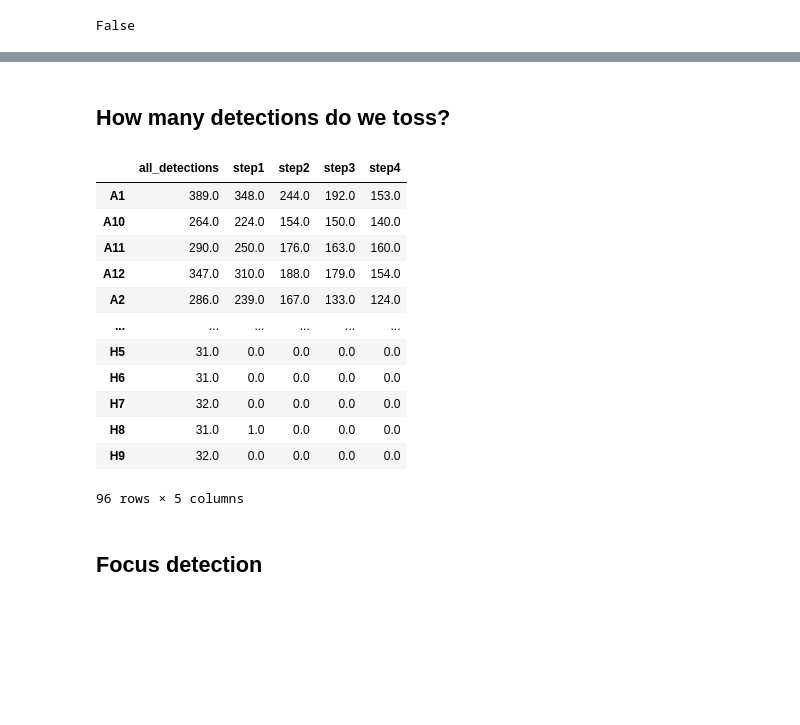
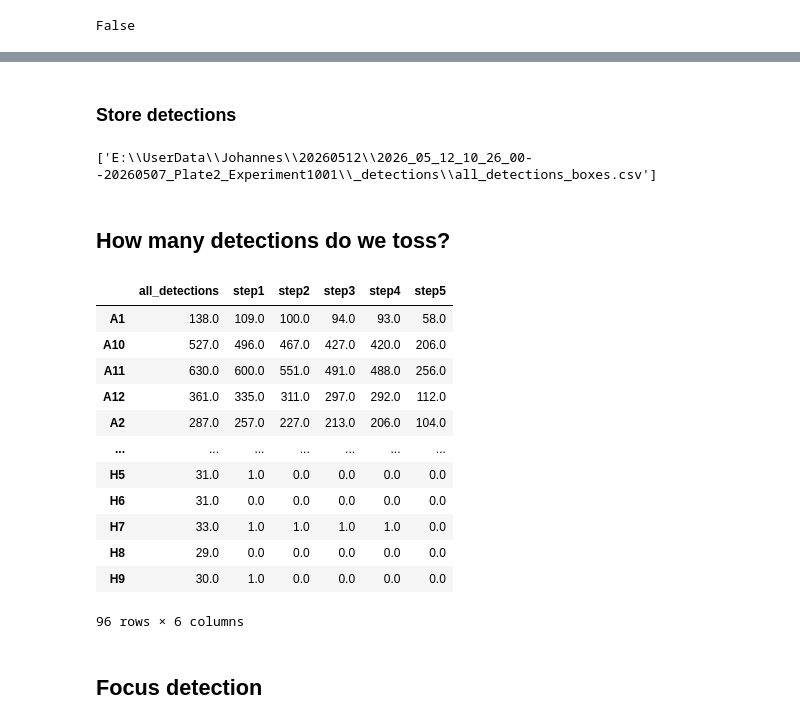
Before and after one commit to BCF-MPI-CBG/autoSCAPE, a Jupyter notebook: docs/notebooks/apply_yolo.ipynb, the cells around one changed output, grey strips where cells are left out. Cells and saved outputs as stored; diff of their text form; code cells hidden in the pictures; blank space fills up the shorter version.

```diff
--- a/docs/notebooks/apply_yolo.ipynb
+++ b/docs/notebooks/apply_yolo.ipynb
@@ -49,5 +49,7 @@ WARNING: QWindowsWindow::setGeometry: Unable to set geometry 1626x999+983+426 (f
 # %%
-root = r'E:\UserData\Johannes\20260507\2026_05_07_10_34_04--20260507_Experiment1001\TileScan 2'
+folders = [
+    r'E:\UserData\Johannes\20260512\2026_05_12_10_26_00--20260507_Plate2_Experiment1001\TileScan 1',
+    r'E:\UserData\Johannes\20260512\2026_05_12_10_26_00--20260507_Plate2_Experiment1001\TileScan 5'
+]
+
+scenes = [NgffScene.from_ome_zarr(os.path.join(folder, "scene.ome.zarr")) for folder in folders]
-# %%
-scene = NgffScene.from_ome_zarr(os.path.join(root, r"scene.ome.zarr"))
-scene.images
@@ -287,32 +477,48 @@ viewer.add_shapes(
+# %% [markdown]
+### Store detections
 # %%
-viewer.layers["all_detections subcluster 3 subcluster 2 subcluster 1 subcluster 1"].features.to_csv(os.path.join(r'E:\UserData\Johannes\20260507\2026_05_07_10_34_04--20260507_Experiment1001\TileScan 2\_detection\step4\all_detections_features.csv'))
+store_folder = Path(folders[0]).parent / "_detections"
+os.makedirs(store_folder, exist_ok=True)
+viewer.layers["all_detections"].features.to_csv(os.path.join(store_folder, "all_detections_features.csv"), index=False)
+viewer.layers["all_detections"].save(os.path.join(store_folder, "all_detections_boxes.csv"))
+# %% [output]
+['E:\\UserData\\Johannes\\20260512\\2026_05_12_10_26_00--20260507_Plate2_Experiment1001\\_detections\\all_detections_boxes.csv']
 # %% [markdown]
 ## How many detections do we toss?
 # %%
 table_numbers = pd.DataFrame()
 features = viewer.layers["all_detections"].features
 
-for layer in [viewer.layers["all_detections"], viewer.layers["step1"], viewer.layers["step2"], viewer.layers["step3"], viewer.layers["step4"]]:
+for layer in [
+    viewer.layers["all_detections"],
+    viewer.layers["step1"],
+    viewer.layers["step2"],
+    viewer.layers["step3"],
+    viewer.layers["step4"],
+    viewer.layers["step5"],]:
     for well in features["Well"].cat.categories:
         n_detections = layer.features[layer.features["Well"] == well].shape[0]
         table_numbers.at[well, layer.name] = n_detections
 
+    layer.features.to_csv(os.path.join(store_folder, f"{layer.name}_features.csv"), index=False)
 
+
+table_numbers.to_csv(os.path.join(store_folder, "detection_numbers_per_well_per_step.csv"))
 table_numbers
 # %% [output]
-|  | all_detections | step1 | step2 | step3 | step4 |
-| A1 | 389.0 | 348.0 | 244.0 | 192.0 | 153.0 |
-| A10 | 264.0 | 224.0 | 154.0 | 150.0 | 140.0 |
-| A11 | 290.0 | 250.0 | 176.0 | 163.0 | 160.0 |
-| A12 | 347.0 | 310.0 | 188.0 | 179.0 | 154.0 |
-| A2 | 286.0 | 239.0 | 167.0 | 133.0 | 124.0 |
-| ... | ... | ... | ... | ... | ... |
-| H5 | 31.0 | 0.0 | 0.0 | 0.0 | 0.0 |
-| H6 | 31.0 | 0.0 | 0.0 | 0.0 | 0.0 |
-| H7 | 32.0 | 0.0 | 0.0 | 0.0 | 0.0 |
-| H8 | 31.0 | 1.0 | 0.0 | 0.0 | 0.0 |
-| H9 | 32.0 | 0.0 | 0.0 | 0.0 | 0.0 |
+|  | all_detections | step1 | step2 | step3 | step4 | step5 |
+| A1 | 138.0 | 109.0 | 100.0 | 94.0 | 93.0 | 58.0 |
+| A10 | 527.0 | 496.0 | 467.0 | 427.0 | 420.0 | 206.0 |
+| A11 | 630.0 | 600.0 | 551.0 | 491.0 | 488.0 | 256.0 |
+| A12 | 361.0 | 335.0 | 311.0 | 297.0 | 292.0 | 112.0 |
+| A2 | 287.0 | 257.0 | 227.0 | 213.0 | 206.0 | 104.0 |
+| ... | ... | ... | ... | ... | ... | ... |
+| H5 | 31.0 | 1.0 | 0.0 | 0.0 | 0.0 | 0.0 |
+| H6 | 31.0 | 0.0 | 0.0 | 0.0 | 0.0 | 0.0 |
+| H7 | 33.0 | 1.0 | 1.0 | 1.0 | 1.0 | 0.0 |
+| H8 | 29.0 | 0.0 | 0.0 | 0.0 | 0.0 | 0.0 |
+| H9 | 30.0 | 1.0 | 0.0 | 0.0 | 0.0 | 0.0 |
-96 rows × 5 columns
+96 rows × 6 columns
 # %% [markdown]
 ## Focus detection
 # %%
```
Also changed, not shown: parts of 6 cells of this notebook, 1 other file.
